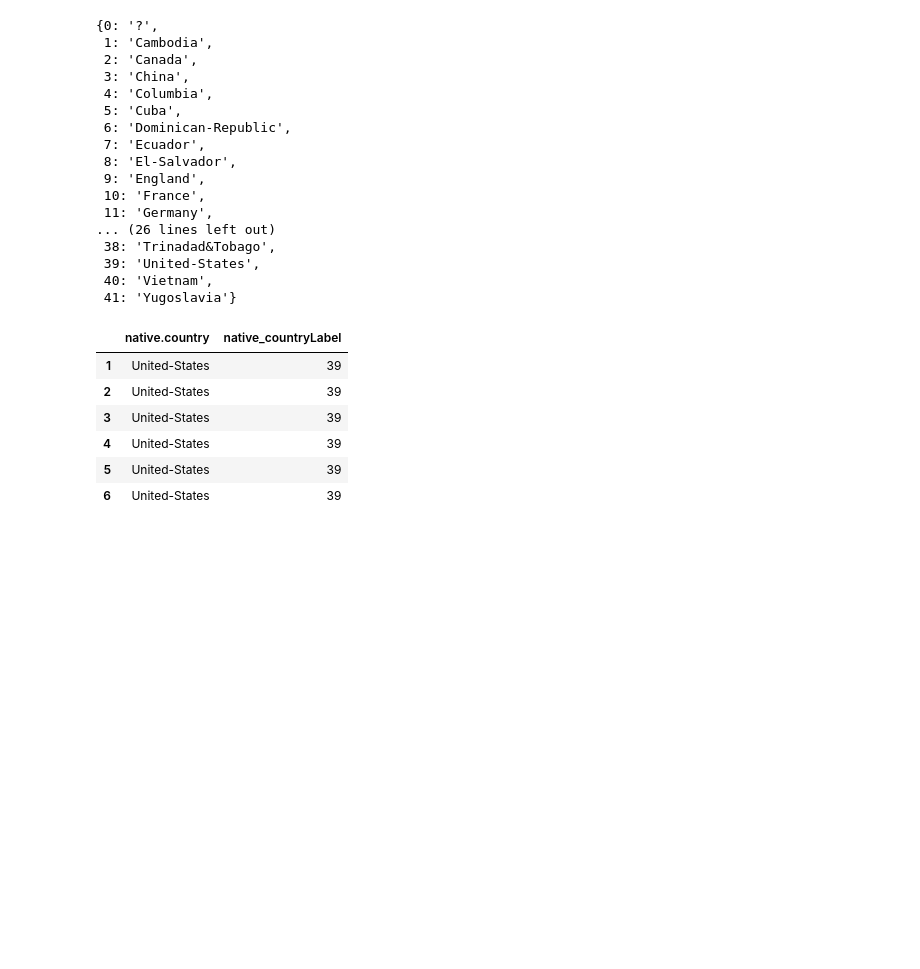
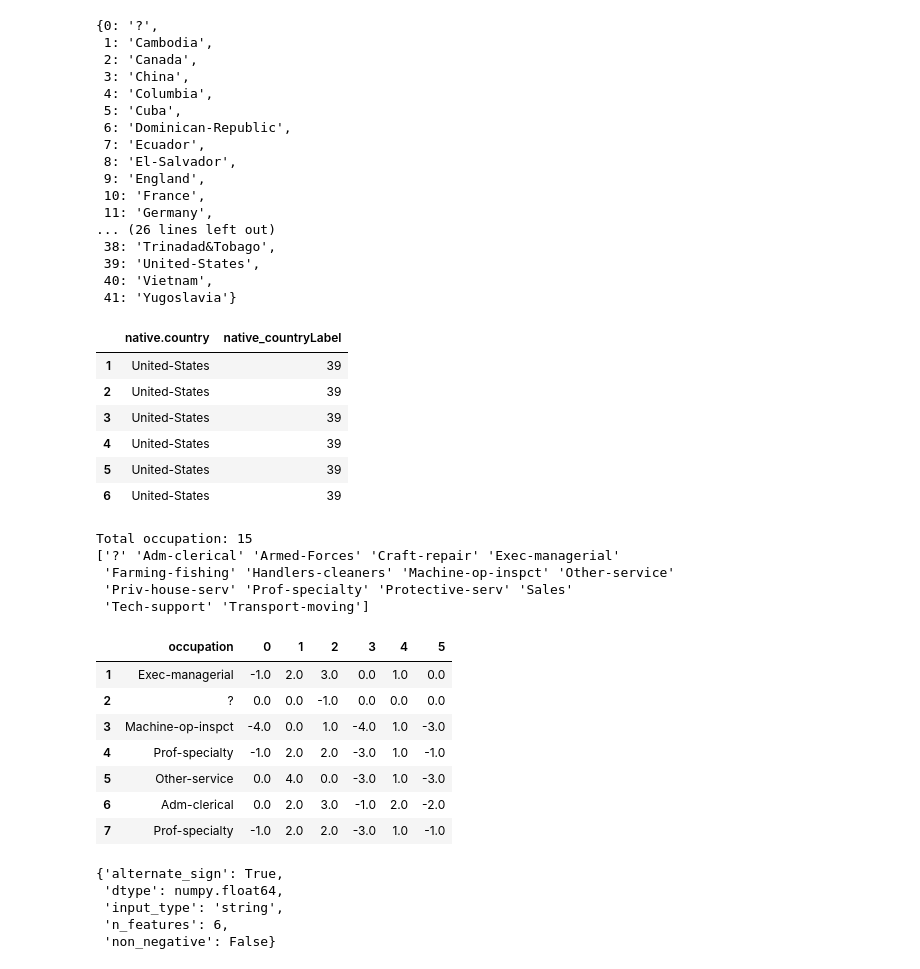
Before and after one commit to fepineda/AnalisisCensos, a Jupyter notebook: pre-process/pre-process.ipynb, the cells around one changed output. Drawn from its saved outputs; the diff is of its cells as text; code cells hidden in the pictures; blank space fills up the shorter version.

```diff
--- a/pre-process/pre-process.ipynb
+++ b/pre-process/pre-process.ipynb
@@ -571,3 +571,37 @@ adult_df[['native.country', 'native_countryLabel']].iloc[1:7]
 | 4 | United-States | 39 |
 | 5 | United-States | 39 |
 | 6 | United-States | 39 |
+# %%
+unique_occupation = np.unique(adult_df[['occupation']])
+print("Total occupation:", len(unique_occupation))
+print(unique_occupation)
+# %% [output]
+Total occupation: 15
+['?' 'Adm-clerical' 'Armed-Forces' 'Craft-repair' 'Exec-managerial'
+ 'Farming-fishing' 'Handlers-cleaners' 'Machine-op-inspct' 'Other-service'
+ 'Priv-house-serv' 'Prof-specialty' 'Protective-serv' 'Sales'
+ 'Tech-support' 'Transport-moving']
+# %%
+from sklearn.feature_extraction import FeatureHasher
+
+fh = FeatureHasher(n_features=6, input_type='string')
+hashed_features = fh.fit_transform(adult_df['occupation'])
+hashed_features = hashed_features.toarray()
+pd.concat([adult_df[['occupation']], pd.DataFrame(hashed_features)], axis=1).iloc[1:8]
+# %% [output]
+|  | occupation | 0 | 1 | 2 | 3 | 4 | 5 |
+| 1 | Exec-managerial | -1.0 | 2.0 | 3.0 | 0.0 | 1.0 | 0.0 |
+| 2 | ? | 0.0 | 0.0 | -1.0 | 0.0 | 0.0 | 0.0 |
+| 3 | Machine-op-inspct | -4.0 | 0.0 | 1.0 | -4.0 | 1.0 | -3.0 |
+| 4 | Prof-specialty | -1.0 | 2.0 | 2.0 | -3.0 | 1.0 | -1.0 |
+| 5 | Other-service | 0.0 | 4.0 | 0.0 | -3.0 | 1.0 | -3.0 |
+| 6 | Adm-clerical | 0.0 | 2.0 | 3.0 | -1.0 | 2.0 | -2.0 |
+| 7 | Prof-specialty | -1.0 | 2.0 | 2.0 | -3.0 | 1.0 | -1.0 |
+# %%
+fh.get_params()
+# %% [output]
+{'alternate_sign': True,
+ 'dtype': numpy.float64,
+ 'input_type': 'string',
+ 'n_features': 6,
+ 'non_negative': False}
```
